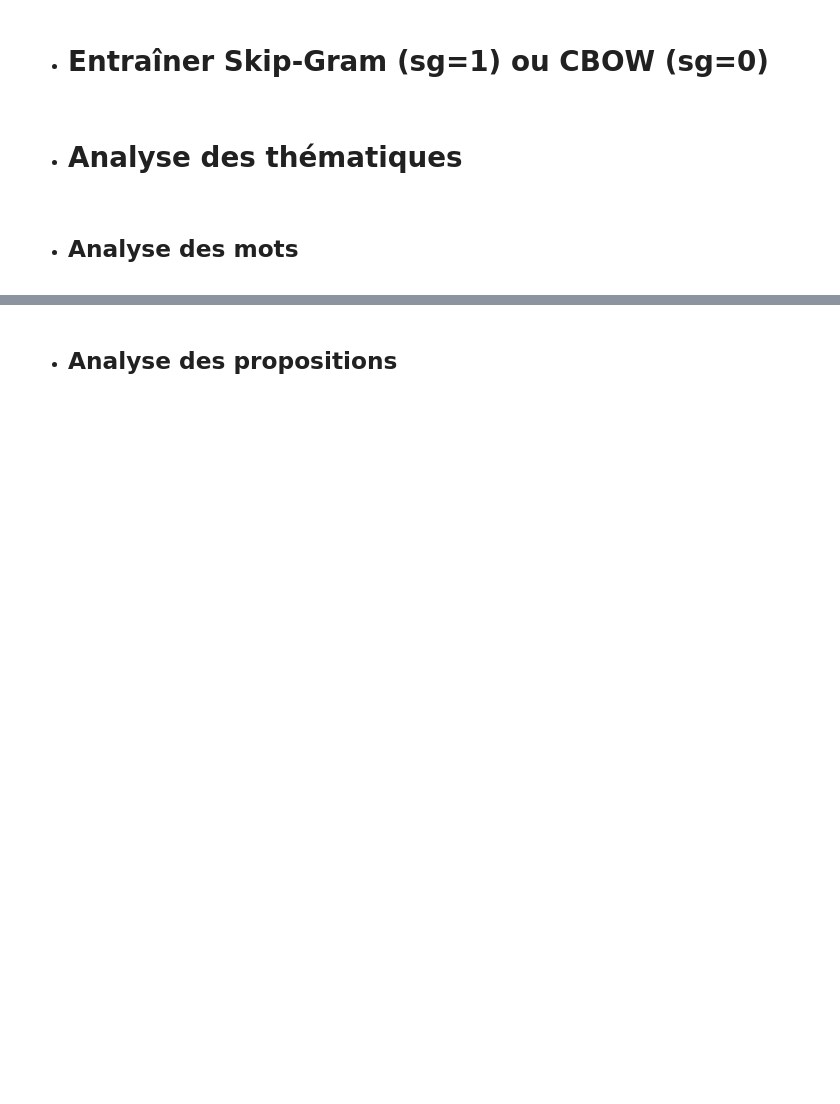
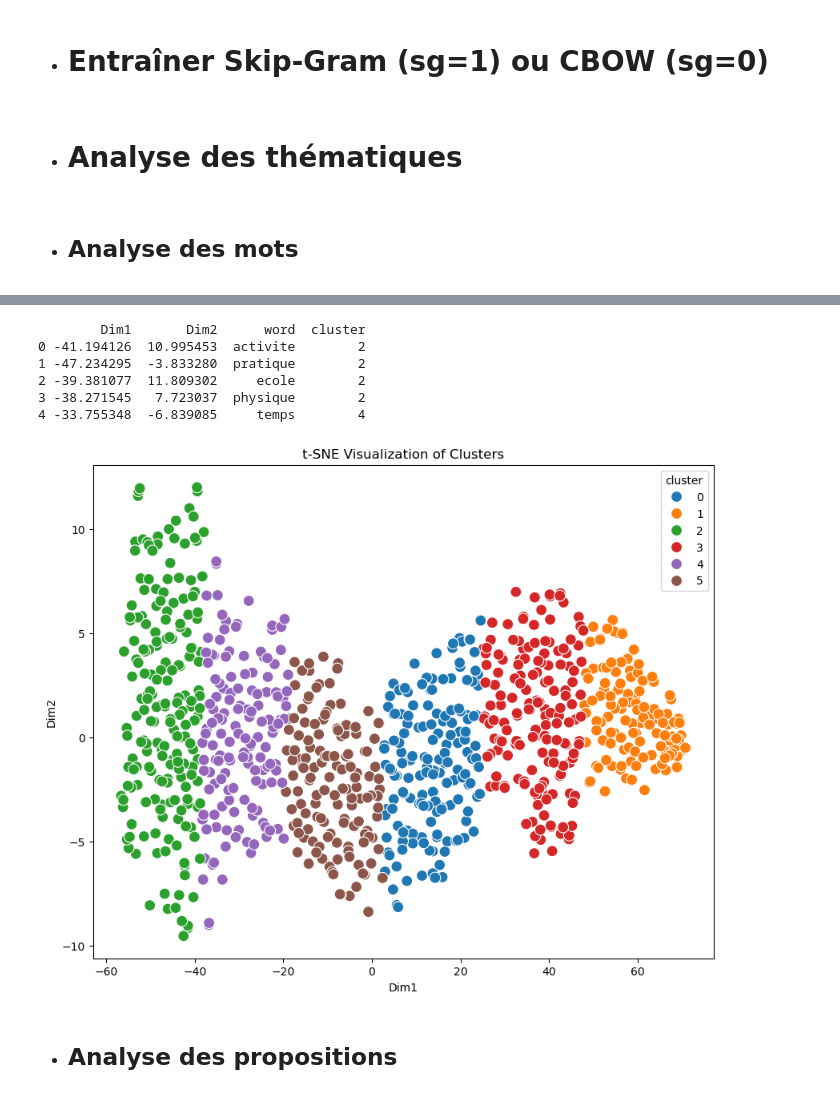
Before and after one commit to konanleger/PROJET-STATISTIQUE-DES-PROS, a Jupyter notebook: projet_stat.ipynb, the cells around one changed output, grey strips where cells are left out. Drawn from its saved outputs; the diff is of its cells as text; code cells hidden in the pictures; blank space fills up the shorter version.

```diff
--- a/projet_stat.ipynb
+++ b/projet_stat.ipynb
@@ -548,0 +551,45 @@ Variance expliquée cumulée (2 premières composantes) : 81.57%
+# %%
+from sklearn.preprocessing import StandardScaler
+from sklearn.manifold import TSNE
+from sklearn.cluster import KMeans
+import pandas as pd
+
+# Normalisation des vecteurs
+scaler = StandardScaler()
+vectors_normalized = scaler.fit_transform(vectors)
+
+# Réduction des vecteurs à 2 dimensions avec t-SNE
+tsne = TSNE(n_components=2, random_state=42, perplexity=30, n_iter=1000)
+word_vectors_2d = tsne.fit_transform(vectors_normalized)
+
+# Appliquer le clustering K-Means
+n_clusters = 6
+kmeans = KMeans(n_clusters=n_clusters, random_state=42)
+clusters = kmeans.fit_predict(word_vectors_2d)
+
+# Préparer les données pour le graphique
+df = pd.DataFrame(word_vectors_2d, columns=['Dim1', 'Dim2'])
+df['word'] = words  # Ajouter les mots correspondants
+df['cluster'] = clusters  # Ajouter les labels des clusters
+
+# Afficher un aperçu des données
+print(df.head())
+# %% [output]
+        Dim1       Dim2      word  cluster
+0 -41.194126  10.995453  activite        2
+1 -47.234295  -3.833280  pratique        2
+2 -39.381077  11.809302     ecole        2
+3 -38.271545   7.723037  physique        2
+4 -33.755348  -6.839085     temps        4
+# %%
+import matplotlib.pyplot as plt
+import seaborn as sns
+
+plt.figure(figsize=(10, 8))
+sns.scatterplot(
+    x='Dim1', y='Dim2', hue='cluster', data=df, palette='tab10', s=100
+)
+plt.title('t-SNE Visualization of Clusters')
+plt.show()
+# %% [output]
+[figure, added]
```
Also changed, not shown: parts of 15 cells of this notebook.
